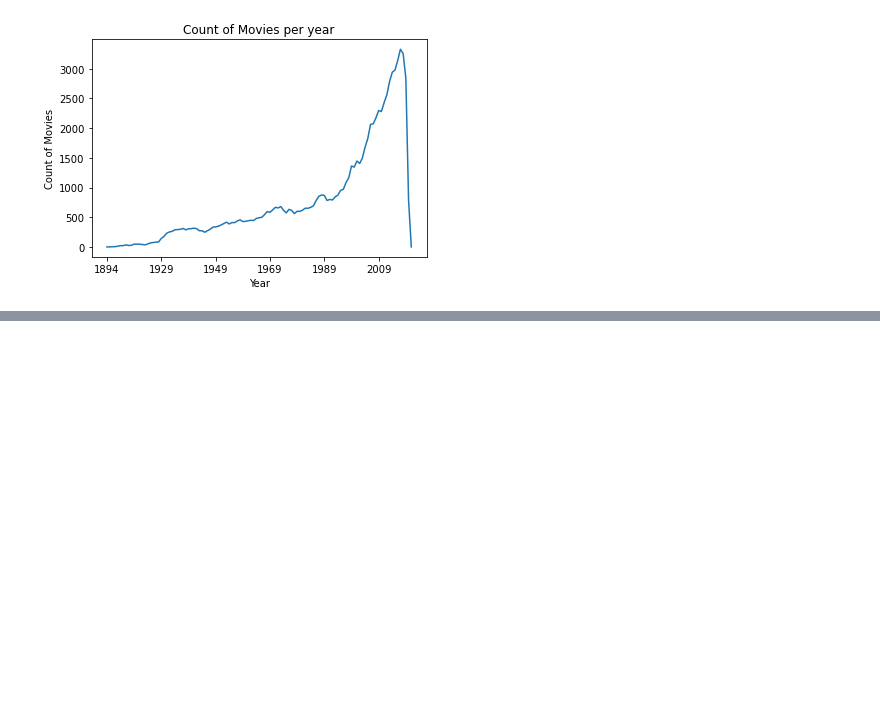
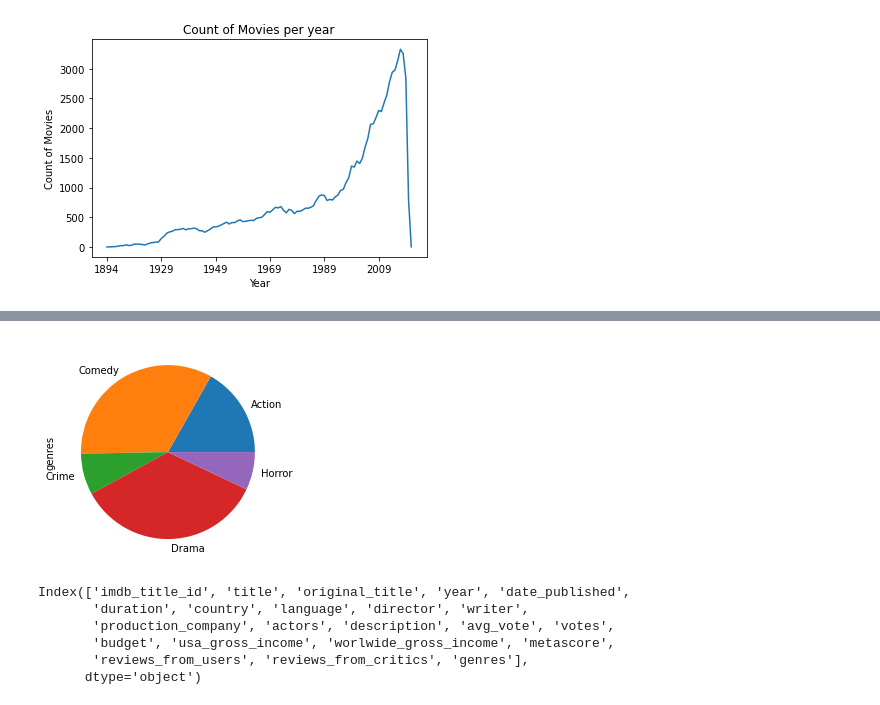
Before and after one commit to Kinjalmaru/IMDB-Analysis-Project, a Jupyter notebook: IMDB_Project.ipynb, the cells around one changed output, grey strips where cells are left out. Cells and saved outputs as stored; diff of their text form; code cells hidden in the pictures; blank space fills up the shorter version.

```diff
--- a/IMDB_Project.ipynb
+++ b/IMDB_Project.ipynb
@@ -42,3 +42,7 @@ plt.title("Count of Movies per year")
 plt.show()
 # %% [output]
 [figure]
+# %%
+# Pick the top 5 Genres
+top5_df = split_cols_df.groupby('genres')['genres'].count().sort_values(ascending=False).head()
+top5_df
@@ -44,0 +57,13 @@ plt.show()
+# %%
+pie_chart_data = top5_df.groupby(['genres']).sum().plot(kind = 'pie')
+# %% [output]
+[figure, added]
+# %%
+split_cols_df.columns
+# %% [output]
+Index(['imdb_title_id', 'title', 'original_title', 'year', 'date_published',
+       'duration', 'country', 'language', 'director', 'writer',
+       'production_company', 'actors', 'description', 'avg_vote', 'votes',
+       'budget', 'usa_gross_income', 'worlwide_gross_income', 'metascore',
+       'reviews_from_users', 'reviews_from_critics', 'genres'],
+      dtype='object')
```
Also changed, not shown: parts of 2 cells of this notebook.
